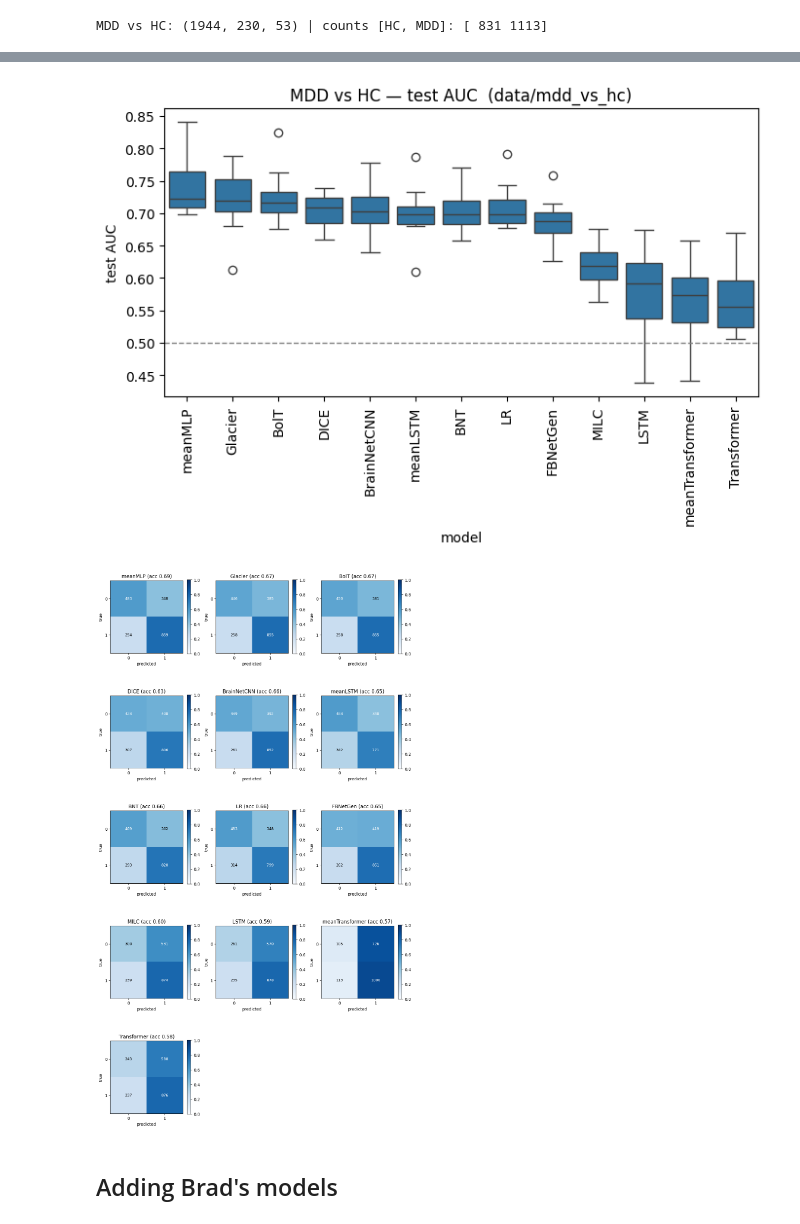
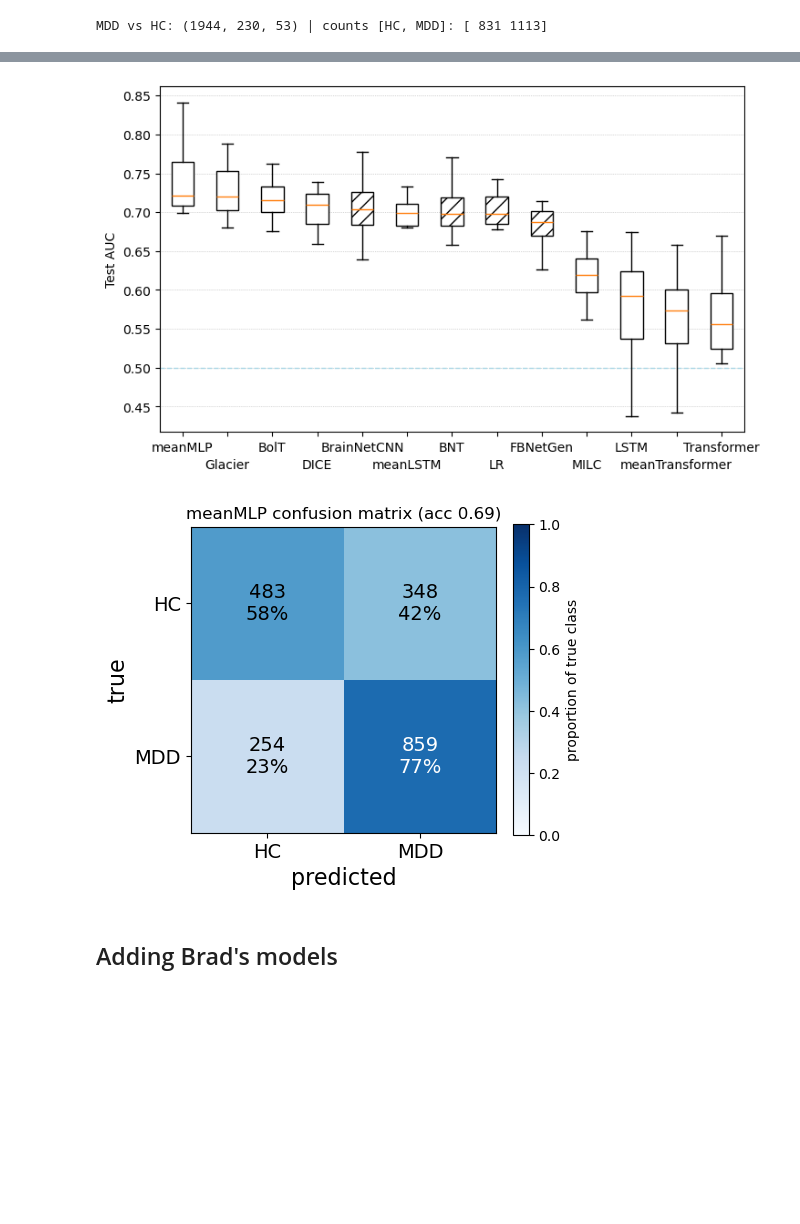
Before and after one commit to neuroneural/circRNA, a Jupyter notebook: docs/02_on_MDD_data/mdd_cvbench.ipynb, the cells around one changed output, grey strips where cells are left out. Cells and saved outputs as stored; diff of their text form; code cells hidden in the pictures; blank space fills up the shorter version.

```diff
--- a/docs/02_on_MDD_data/mdd_cvbench.ipynb
+++ b/docs/02_on_MDD_data/mdd_cvbench.ipynb
@@ -92,32 +62,62 @@ saved -> data/mdd_vs_hc
 # %%
 # plot the saved MDD-vs-HC results (prefer remote, fall back to local)
 src = results_dir("data/mdd_vs_hc")
 res = pd.read_csv(f"{src}/cvbench_test.csv")
 
-# 1. Determine the order from best to worst (sorting by median test AUC)
-model_order = res.groupby("model")["test_auc"].median().sort_values(ascending=False).index
+# # 1. Determine the order from best to worst (sorting by median test AUC)
+# model_order = res.groupby("model")["test_auc"].median().sort_values(ascending=False).index
 
-plt.figure(figsize=(7, 5))
+# plt.figure(figsize=(7, 5))
 
-# 2. Apply the 'order' parameter to the boxplot
-sns.boxplot(data=res, x="model", y="test_auc", order=model_order)
+# # 2. Apply the 'order' parameter to the boxplot
+# sns.boxplot(data=res, x="model", y="test_auc", order=model_order)
 
-plt.axhline(0.5, ls="--", c="gray", lw=1)
-plt.title(f"MDD vs HC — test AUC  ({src})")
-plt.ylabel("test AUC")
-plt.xlabel("model")
+# plt.axhline(0.5, ls="--", c="gray", lw=1)
+# plt.title(f"MDD vs HC — test AUC  ({src})")
+# plt.ylabel("test AUC")
+# plt.xlabel("model")
 
-# 3. Rotate the x-axis labels vertically
-plt.xticks(rotation=90)
+# # 3. Rotate the x-axis labels vertically
+# plt.xticks(rotation=90)
 
-plt.tight_layout()
-plt.show()
+# plt.tight_layout()
+# plt.show()
 
 # confusion matrices (pooled across folds), one panel per model
-load_report(src).plot_confusion(normalize="true")
+report = load_report(src)
+report.plot_scores()
+# report.plot_confusion()
+# confusion matrix for the best model only (pooled across folds), with class names
+LABELS = ["HC", "MDD"]
+
+best = res.groupby("model")["test_auc"].median().idxmax()
+cm_cols = {c: tuple(int(v) for v in c.removeprefix("test_cm_true").split("_pred"))
+           for c in res.columns if c.startswith("test_cm_true")}
+n_classes = 1 + max(i for i, _ in cm_cols.values())
+
+g = res[res["model"] == best]
+cm = np.zeros((n_classes, n_classes), dtype=int)
+for col, (i, j) in cm_cols.items():
+    cm[i, j] = g[col].sum()
+
+norm = cm / np.maximum(cm.sum(axis=1, keepdims=True), 1)     # row-normalised = recall on diagonal
+acc = np.trace(cm) / cm.sum()
+
+fig, ax = plt.subplots(figsize=(5, 4.5))
+im = ax.imshow(norm, cmap="Blues", vmin=0, vmax=1)
+ax.set_xticks(range(n_classes), LABELS, fontsize=14)
+ax.set_yticks(range(n_classes), LABELS, fontsize=14)
+ax.set_xlabel("predicted", fontsize=16); ax.set_ylabel("true", fontsize=16)
+ax.set_title(f"{best} confusion matrix (acc {acc:.2f})")
+for i in range(n_classes):
+    for j in range(n_classes):
+        ax.text(j, i, f"{cm[i, j]}\n{norm[i, j]:.0%}", ha="center", va="center",
+                fontsize=14, color="white" if norm[i, j] > 0.6 else "black")
+fig.colorbar(im, ax=ax, fraction=0.046, label="proportion of true class")
+fig.tight_layout(); plt.show()
 # %% [output]
-[figure, old version]
+[figure, new version]
-[figure, old version]
+[figure, new version]
 # %% [markdown]
 ## Adding Brad's models
 # %%
```
Also changed, not shown: parts of 14 cells of this notebook.
